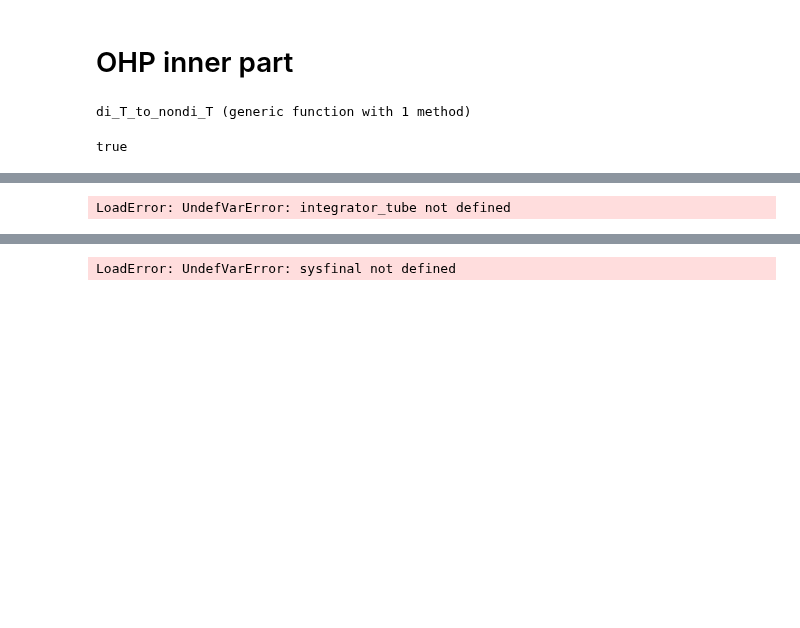
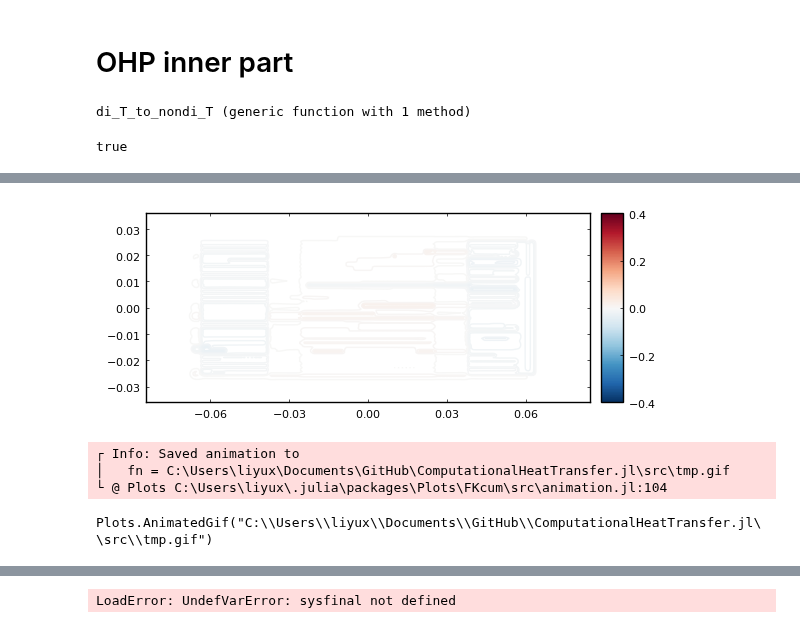
Before and after one commit to JuliaIBPM/ComputationalHeatTransfer.jl, a Jupyter notebook: notebooks/closed loop PHP-with plate.ipynb, the cells around one changed output, grey strips where cells are left out. Saved outputs shown, nothing was run; the diff lists cells and outputs as text; code cells hidden in the pictures; blank space fills up the shorter version.

```diff
--- a/notebooks/closed loop PHP-with plate.ipynb
+++ b/notebooks/closed loop PHP-with plate.ipynb
@@ -412,4 +369,11 @@ plot(temperature(integrator_plate),sys.grid,legend=true,color=cgrad(:RdBu,rev=tr
-# %%
-integrator_tube.sol
-# %% [output]
-LoadError: UndefVarError: integrator_tube not defined
+# %%
+@gif for i = 1:5:length(plate_hist)
+plot(temperature(plate_hist[i]),sys.grid,legend=true,color=cgrad(:RdBu,rev=true),line_z=0,clim=(-0.4,0.4))
+# plot!(ohp,fillalpha=0,line_z=0 .* qtmp)
+end
+# %% [output]
+[figure, added]
+┌ Info: Saved animation to
+│   fn = C:\Users\liyux\Documents\GitHub\ComputationalHeatTransfer.jl\src\tmp.gif
+└ @ Plots C:\Users\liyux\.julia\packages\Plots\FKcum\src\animation.jl:104
+Plots.AnimatedGif("C:\\Users\\liyux\\Documents\\GitHub\\ComputationalHeatTransfer.jl\\src\\tmp.gif")
```
Also changed, not shown: parts of 47 cells of this notebook, 4 other files.
